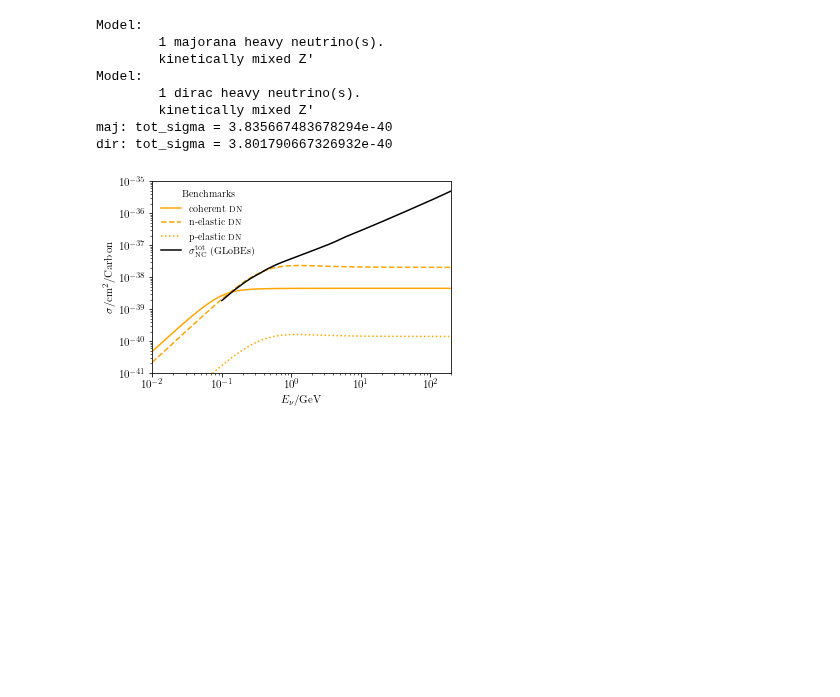
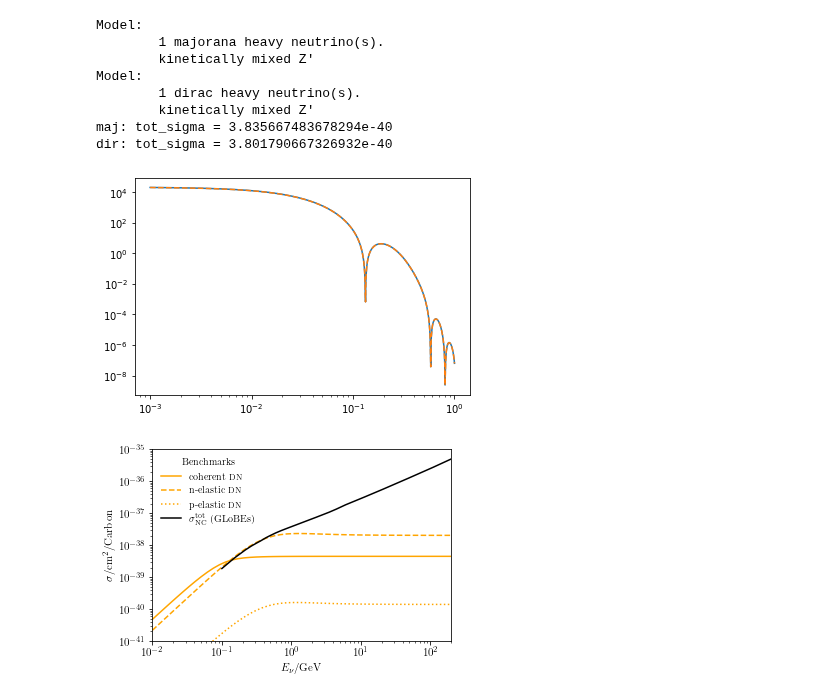
Before and after one commit to mhostert/DarkNews-generator, a Jupyter notebook: examples/Example_2_total_xsecs.ipynb, the cells around one changed output. Drawn from its saved outputs; the diff is of its cells as text; code cells hidden in the pictures; blank space fills up the shorter version.

```diff
--- a/examples/Example_2_total_xsecs.ipynb
+++ b/examples/Example_2_total_xsecs.ipynb
@@ -90,7 +90,13 @@ Model:
 maj: tot_sigma = 3.835667483678294e-40
 dir: tot_sigma = 3.801790667326932e-40
 # %%
-calc_maj_coh.diff_xsec_Q2(1.0, NEVAL=1000, NINT=10)
+q2=np.geomspace(1e-3,1,1000)
+plt.plot(q2,calc_maj_coh.diff_xsec_Q2(1,q2))
+plt.plot(q2,calc_dir_coh.diff_xsec_Q2(1,q2),ls='--')
+plt.yscale("log")
+plt.xscale("log")
+# %% [output]
+[figure, added]
 # %%
 # create fig
 fig, ax = std_fig(axes_form=[0.15,0.15,0.83,0.74], transparent=True, figsize=(5,3.6))
```
Also changed, not shown: 3 other files.
